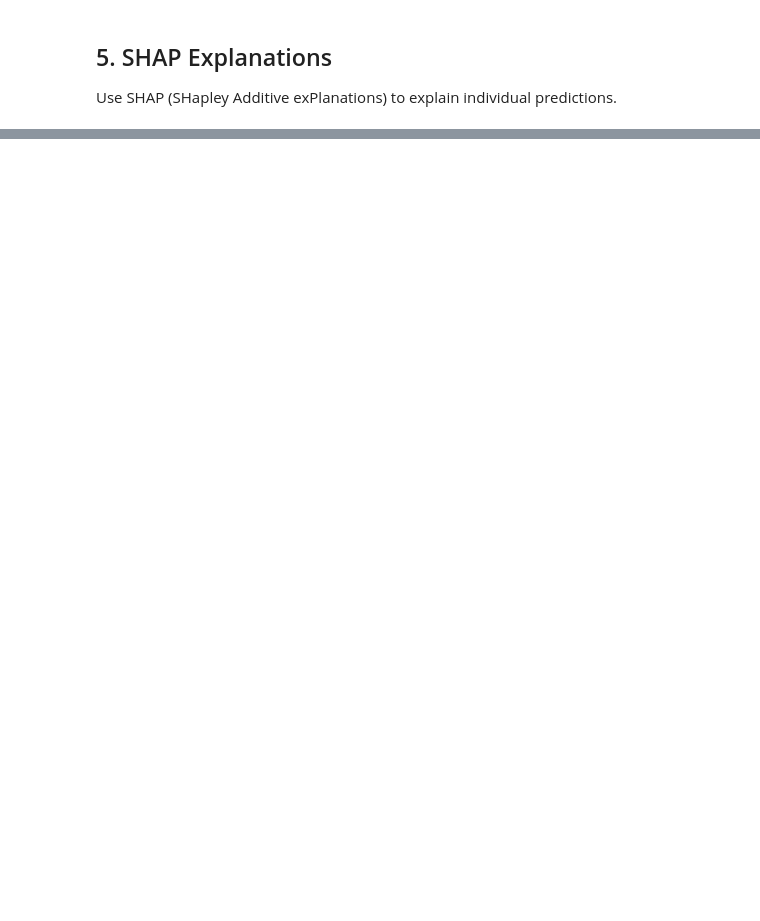
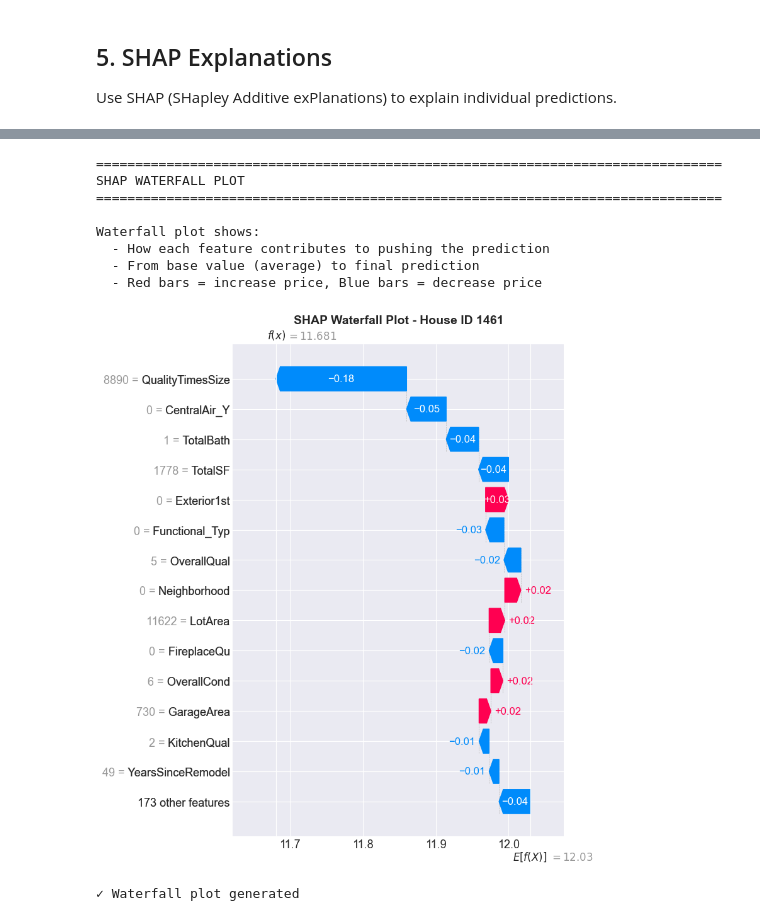
Before and after one commit to hoa2004st/House-Price-in-Ames-Prediction-and-Explaination, a Jupyter notebook: 2_SingleCaseInference_SHAP.ipynb, the cells around one changed output, grey strips where cells are left out. Cells and saved outputs as stored; diff of their text form; code cells hidden in the pictures; blank space fills up the shorter version.

```diff
--- a/2_SingleCaseInference_SHAP.ipynb
+++ b/2_SingleCaseInference_SHAP.ipynb
@@ -211,21 +438,30 @@ print("\n✓ SHAP calculation code provided above")
 # %%
-# Visualization: SHAP Waterfall Plot
+# Create SHAP Waterfall Plot
 print("\n" + "="*80)
-print("SHAP VISUALIZATIONS")
+print("SHAP WATERFALL PLOT")
 print("="*80)
 
-print("\nSHAP Waterfall Plot:")
-print("  - Shows how each feature contributes to pushing the prediction")
-print("  - From base value (average prediction) to final prediction")
+print("\nWaterfall plot shows:")
+print("  - How each feature contributes to pushing the prediction")
+print("  - From base value (average) to final prediction")
 print("  - Red bars = increase price, Blue bars = decrease price")
 
-print("\n# Example code to create waterfall plot:")
-print("""\nfig, ax = plt.subplots(figsize=(12, 8))
+fig = plt.figure(figsize=(12, 8))
 shap.plots.waterfall(shap_exp, max_display=15, show=False)
-plt.title('SHAP Waterfall Plot - Feature Contributions', fontsize=14, fontweight='bold')
+plt.title(f'SHAP Waterfall Plot - House ID {selected_house_id}', fontsize=14, fontweight='bold')
 plt.tight_layout()
 plt.show()
-""")
 
-print("\n✓ Waterfall plot code provided above")
+print("\n✓ Waterfall plot generated")
+# %% [output]
+================================================================================
+SHAP WATERFALL PLOT
+================================================================================
+
+Waterfall plot shows:
+  - How each feature contributes to pushing the prediction
+  - From base value (average) to final prediction
+  - Red bars = increase price, Blue bars = decrease price
+[figure, added]
+✓ Waterfall plot generated
 # %%
```
Also changed, not shown: parts of 29 cells of this notebook, 2 other files.
